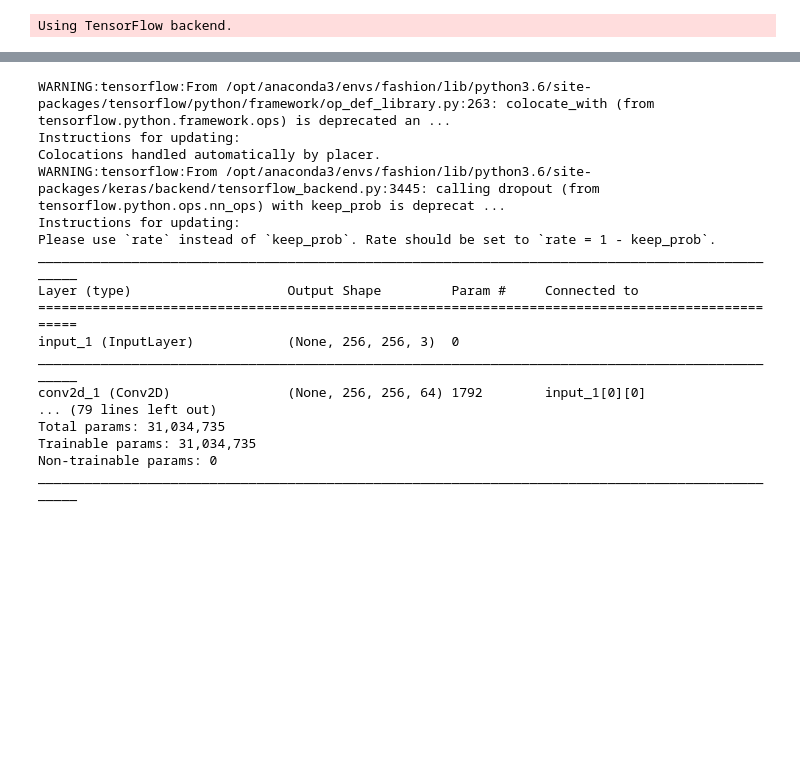
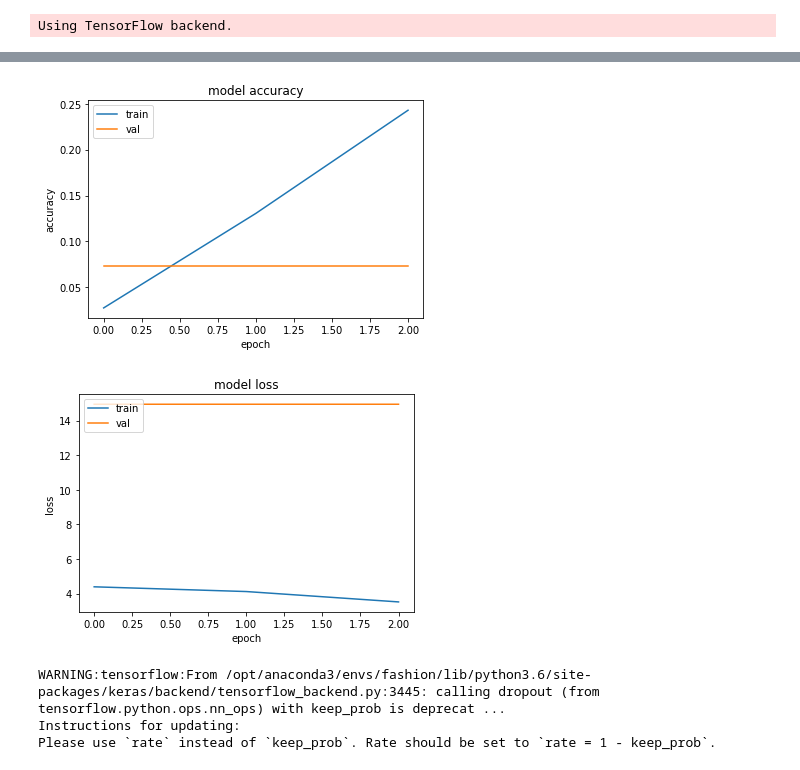
Before and after one commit to hasslercastro/fashion, a Jupyter notebook: Model.ipynb, the cells around one changed output, grey strips where cells are left out. Cells and saved outputs as stored; diff of their text form; code cells hidden in the pictures; blank space fills up the shorter version.

```diff
--- a/Model.ipynb
+++ b/Model.ipynb
@@ -221,0 +117,13 @@ def f1(y_true, y_pred):
+# %%
+def lets_train(model, _from_train , _to_train , batch_size, steps_per_epoch , _from_val, to_val, validation_steps, epochs, callbacks,
+              shape=(224,224)):
+    history = model.fit_generator(generateData(labels[_from_train:_to_train] ,
+                                               batch_size = batch_size ,
+                                               img_w = shape[0],
+                                               img_h = shape[1]),
+                    steps_per_epoch= steps_per_epoch,
+                    validation_data= generateData(labels[_from_val:to_val]),
+                    validation_steps= validation_steps,
+                    epochs = epochs,
+                    callbacks = callbacks)
+    return history
@@ -222,7 +141,7 @@ def f1(y_true, y_pred):
 # %%
 #optimizer = Adam(lr=0.004)
-model.compile(loss='categorical_crossentropy' ,optimizer='adam',metrics=['accuracy' , f1 ])#, f1_score])# sample_weight_mode="temporal")
-model.summary()
+segnet_model.compile(loss='categorical_crossentropy' ,optimizer='adam',metrics=['accuracy' , i_over_u ])
+segnet_model.summary()
 # %% [output]
 _________________________________________________________________
 Layer (type)                 Output Shape              Param #
@@ -287,0 +163,11 @@ dict_keys(['val_loss', 'val_acc', 'val_f1', 'loss', 'acc', 'f1'])
+# %%
+history = lets_train(model = segnet_model,
+                     _from_train=0,
+                     _to_train=1,
+                     batch_size=1,
+                     steps_per_epoch=1,
+                     validation_steps=1,
+                     _from_val=0, to_val=1,
+                     epochs = 3,
+                     shape = (256,256),
+                     callbacks = None)
@@ -288,24 +187,14 @@ dict_keys(['val_loss', 'val_acc', 'val_f1', 'loss', 'acc', 'f1'])
+# %%
+draw_results(history)
+# %% [output]
+[figure, added]
+[figure, added]
 # %%
 from models.Unet import Unet
 # %%
 unet_model = Unet(n_label=47, input_size=(256,256,3))
 unet_model = unet_model.get_model()
-unet_model.summary()
 # %% [output]
-WARNING:tensorflow:From /opt/anaconda3/envs/fashion/lib/python3.6/site-packages/tensorflow/python/framework/op_def_library.py:263: colocate_with (from tensorflow.python.framework.ops) is deprecated an ...
-Instructions for updating:
-Colocations handled automatically by placer.
 WARNING:tensorflow:From /opt/anaconda3/envs/fashion/lib/python3.6/site-packages/keras/backend/tensorflow_backend.py:3445: calling dropout (from tensorflow.python.ops.nn_ops) with keep_prob is deprecat ...
 Instructions for updating:
 Please use `rate` instead of `keep_prob`. Rate should be set to `rate = 1 - keep_prob`.
-__________________________________________________________________________________________________
-Layer (type)                    Output Shape         Param #     Connected to
-==================================================================================================
-input_1 (InputLayer)            (None, 256, 256, 3)  0
-__________________________________________________________________________________________________
-conv2d_1 (Conv2D)               (None, 256, 256, 64) 1792        input_1[0][0]
-... (79 lines left out)
-Total params: 31,034,735
-Trainable params: 31,034,735
-Non-trainable params: 0
-__________________________________________________________________________________________________
```
Also changed, not shown: parts of 51 cells of this notebook, 4 other files.
